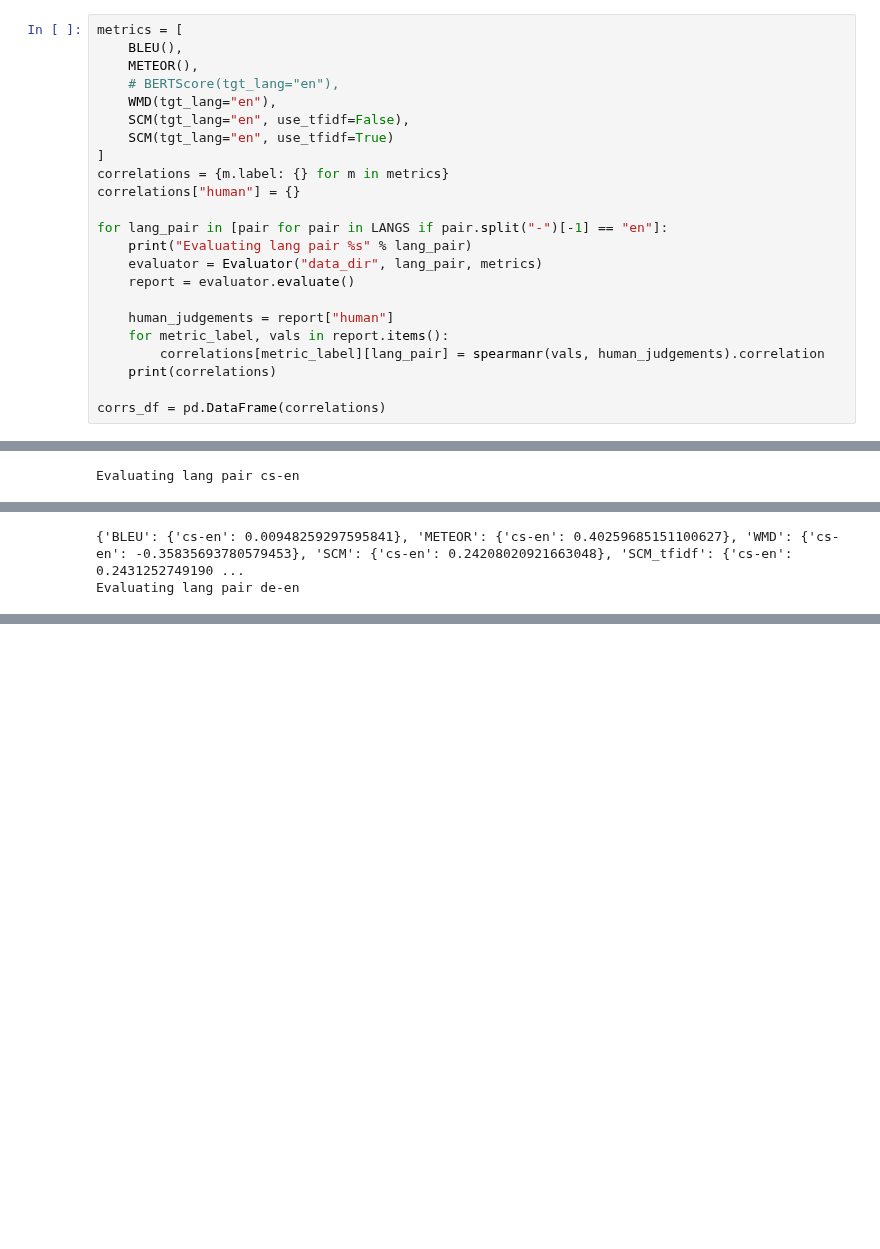
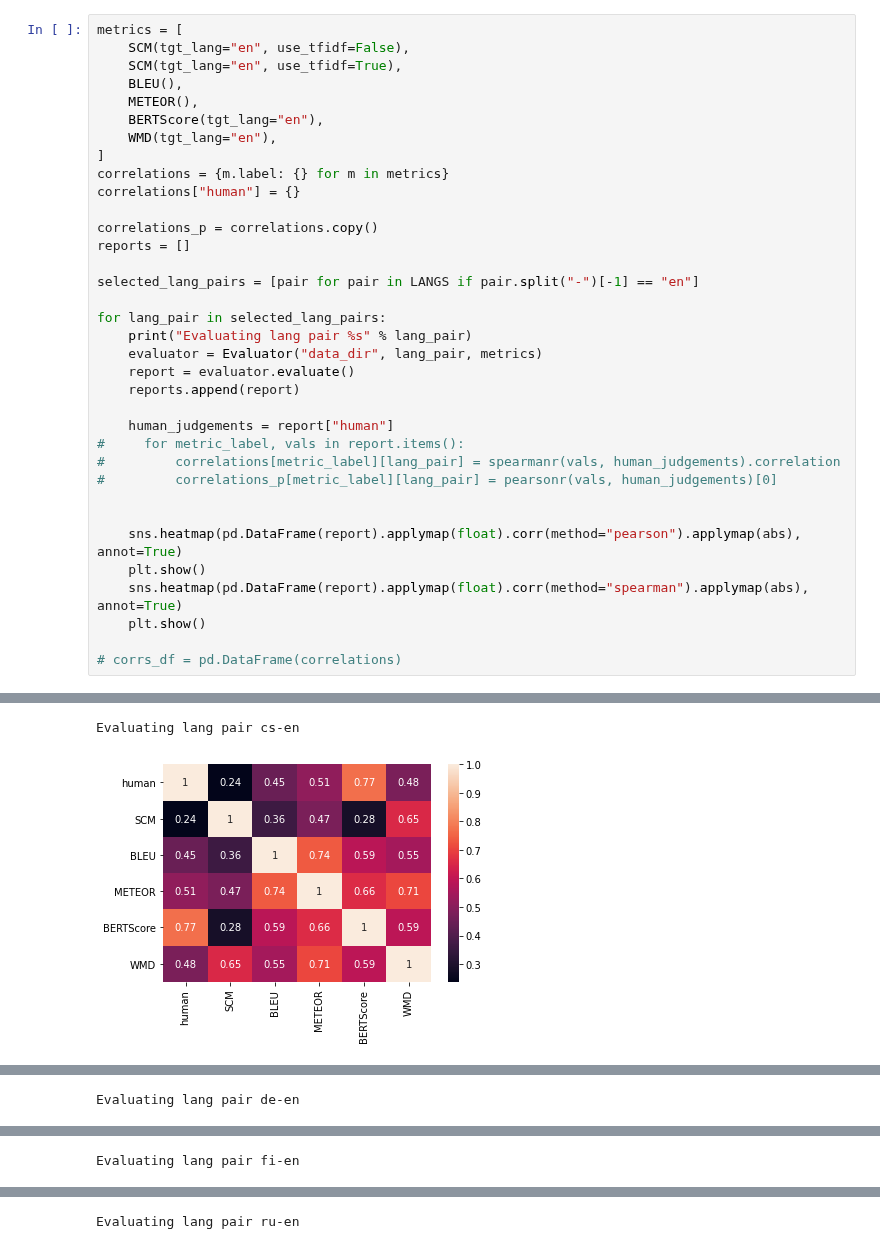
Before and after one commit to MIR-MU/regemt, a Jupyter notebook: main.ipynb, the cells around one changed output, grey strips where cells are left out. Drawn from its saved outputs; the diff is of its cells as text; blank space fills up the shorter version.

Commit message:
Correlations using CC FastText embeddings

```diff
--- a/main.ipynb
+++ b/main.ipynb
@@ -10,24 +12,36 @@ import pandas as pd
 # %%
 metrics = [
+    SCM(tgt_lang="en", use_tfidf=False),
+    SCM(tgt_lang="en", use_tfidf=True),
     BLEU(),
     METEOR(),
-    # BERTScore(tgt_lang="en"),
+    BERTScore(tgt_lang="en"),
     WMD(tgt_lang="en"),
-    SCM(tgt_lang="en", use_tfidf=False),
-    SCM(tgt_lang="en", use_tfidf=True)
 ]
 correlations = {m.label: {} for m in metrics}
 correlations["human"] = {}
 
-for lang_pair in [pair for pair in LANGS if pair.split("-")[-1] == "en"]:
+correlations_p = correlations.copy()
+reports = []
+
+selected_lang_pairs = [pair for pair in LANGS if pair.split("-")[-1] == "en"]
+
+for lang_pair in selected_lang_pairs:
     print("Evaluating lang pair %s" % lang_pair)
     evaluator = Evaluator("data_dir", lang_pair, metrics)
     report = evaluator.evaluate()
+    reports.append(report)
 
     human_judgements = report["human"]
-    for metric_label, vals in report.items():
-        correlations[metric_label][lang_pair] = spearmanr(vals, human_judgements).correlation
-    print(correlations)
+#     for metric_label, vals in report.items():
+#         correlations[metric_label][lang_pair] = spearmanr(vals, human_judgements).correlation
+#         correlations_p[metric_label][lang_pair] = pearsonr(vals, human_judgements)[0]
 
-corrs_df = pd.DataFrame(correlations)
+
+    sns.heatmap(pd.DataFrame(report).applymap(float).corr(method="pearson").applymap(abs), annot=True)
+    plt.show()
+    sns.heatmap(pd.DataFrame(report).applymap(float).corr(method="spearman").applymap(abs), annot=True)
+    plt.show()
+
+# corrs_df = pd.DataFrame(correlations)
 # %% [output]
@@ -46 +59,2 @@ corrs_df = pd.DataFrame(correlations)
 Evaluating lang pair cs-en
+[figure, added]
@@ -47,2 +62 @@ Evaluating lang pair cs-en
-{'BLEU': {'cs-en': 0.00948259297595841}, 'METEOR': {'cs-en': 0.40259685151100627}, 'WMD': {'cs-en': -0.35835693780579453}, 'SCM': {'cs-en': 0.24208020921663048}, 'SCM_tfidf': {'cs-en': 0.2431252749190 ...
 Evaluating lang pair de-en
@@ -48,0 +65 @@ Evaluating lang pair de-en
+Evaluating lang pair fi-en
@@ -48,0 +68 @@ Evaluating lang pair de-en
+Evaluating lang pair ru-en
```
Also changed, not shown: parts of 5 cells of this notebook.
